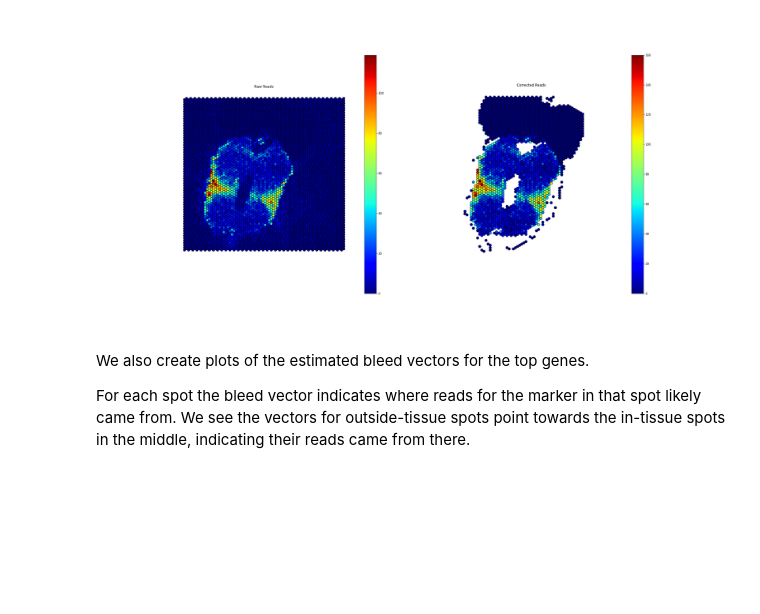
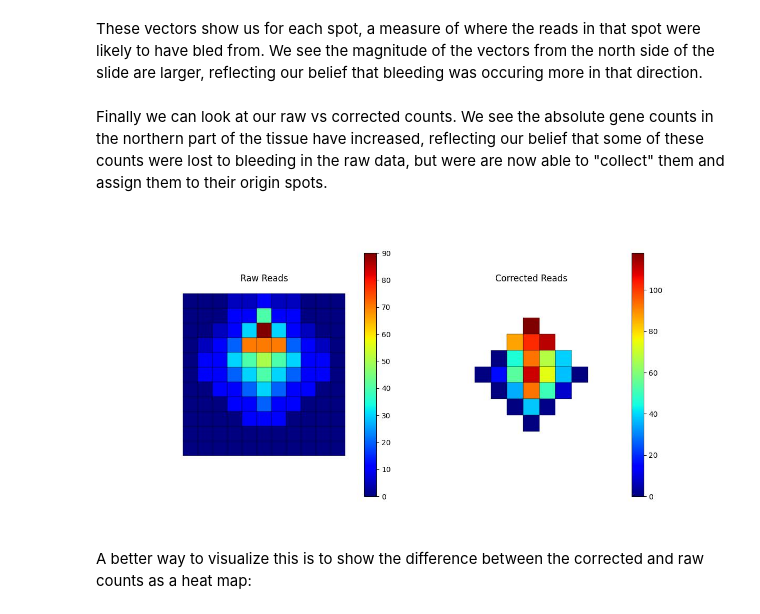
Before and after one commit to tansey-lab/bayestme, a Jupyter notebook: notebooks/bleeding_correction.ipynb, the cells around one changed output. Cells and saved outputs as stored; diff of their text form; code cells hidden in the pictures; blank space fills up the shorter version.

```diff
--- a/notebooks/bleeding_correction.ipynb
+++ b/notebooks/bleeding_correction.ipynb
@@ -15,0 +25,9 @@ We first visualize the tissue sample, and plot the expression of a single gene:
+# %%
+import bayestme.plot.common
+from IPython.display import Image
+from matplotlib import pyplot as plt
+
+plt.rcParams["figure.figsize"] = (6, 6)
+bayestme.plot.common.plot_gene_in_tissue_counts(stdata=stdata, gene='north_strong', output_file='north_strong_in_tissue.jpg')
+
+Image('north_strong_in_tissue.jpg')
@@ -16,10 +36,10 @@ We first visualize the tissue sample, and plot the expression of a single gene:
 # %%
-from bayestme import plotting
+import bayestme.plot.common
 from IPython.display import Image
 from matplotlib import pyplot as plt
 
-plt.rcParams["figure.figsize"] = (10, 10)
-plotting.plot_gene_in_tissue_counts(stdata=stdata, gene='mt-nd2', output_file='mt-nd2.png')
+plt.rcParams["figure.figsize"] = (6, 6)
+bayestme.plot.common.plot_gene_raw_counts(stdata=stdata, gene='north_strong', output_file='north_strong.jpg')
 
-Image('mt-nd2.png')
+Image('north_strong.jpg')
 # %% [output]
@@ -69,0 +79,7 @@ This method will create plots of raw vs corrected read counts, for the top N gen
+# %%
+plt.rcParams["figure.figsize"] = (6, 6)
+bleeding_correction.plot_basis_functions(
+        basis_functions=bleed_correction_result.basis_functions,
+        output_dir='.',
+        output_format='jpg',
+    )
@@ -70,9 +96,9 @@ This method will create plots of raw vs corrected read counts, for the top N gen
 # %%
-plt.rcParams["figure.figsize"] = (15, 15)
+plt.rcParams["figure.figsize"] = (6, 6)
 bleeding_correction.create_top_n_gene_bleeding_plots(
-        dataset=stdata_filtered,
+        dataset=stdata,
         corrected_dataset=cleaned_dataset,
         bleed_result=bleed_correction_result,
         output_dir='.',
-        output_format='png',
-        n_genes=13)
+        output_format='jpg',
+        n_genes=6)
@@ -79,8 +109,10 @@ bleeding_correction.create_top_n_gene_bleeding_plots(
+# %% [markdown]
+These vectors show us for each spot, a measure of where the reads in that spot were likely to have bled from. We see the magnitude of the vectors from the north side of the slide are larger, reflecting our belief that bleeding was occuring more in that direction.
+# %% [markdown]
+Finally we can look at our raw vs corrected counts. We see the absolute gene counts in the northern part of the tissue have increased, reflecting our belief that some of these counts were lost to bleeding in the raw data, but were are now able to "collect" them and assign them to their origin spots.
 # %%
-Image('./mt-nd2_bleeding_plot.png', unconfined=True)
+Image('./north_strong_bleeding_plot.jpg', unconfined=True)
 # %% [output]
-[figure, old version]
+[figure, new version]
 # %% [markdown]
-We also create plots of the estimated bleed vectors for the top genes.
-
-For each spot the bleed vector indicates where reads for the marker in that spot likely came from. We see the vectors for outside-tissue spots point towards the in-tissue spots in the middle, indicating their reads came from there.
+A better way to visualize this is to show the difference between the corrected and raw counts as a heat map:
```
Also changed, not shown: parts of 19 cells of this notebook, 3 other files.
